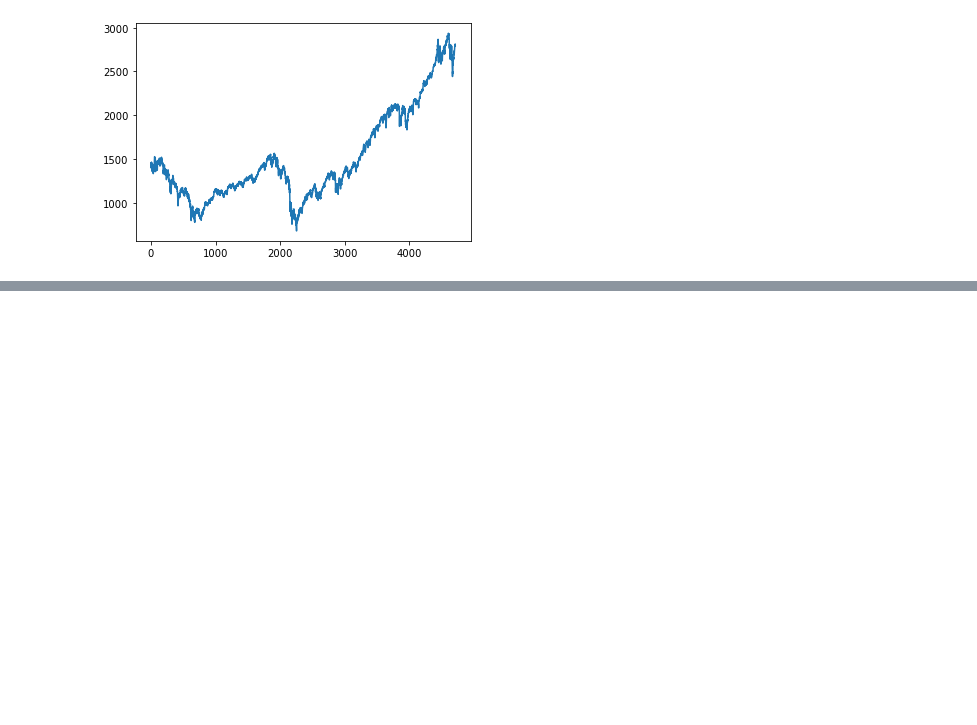
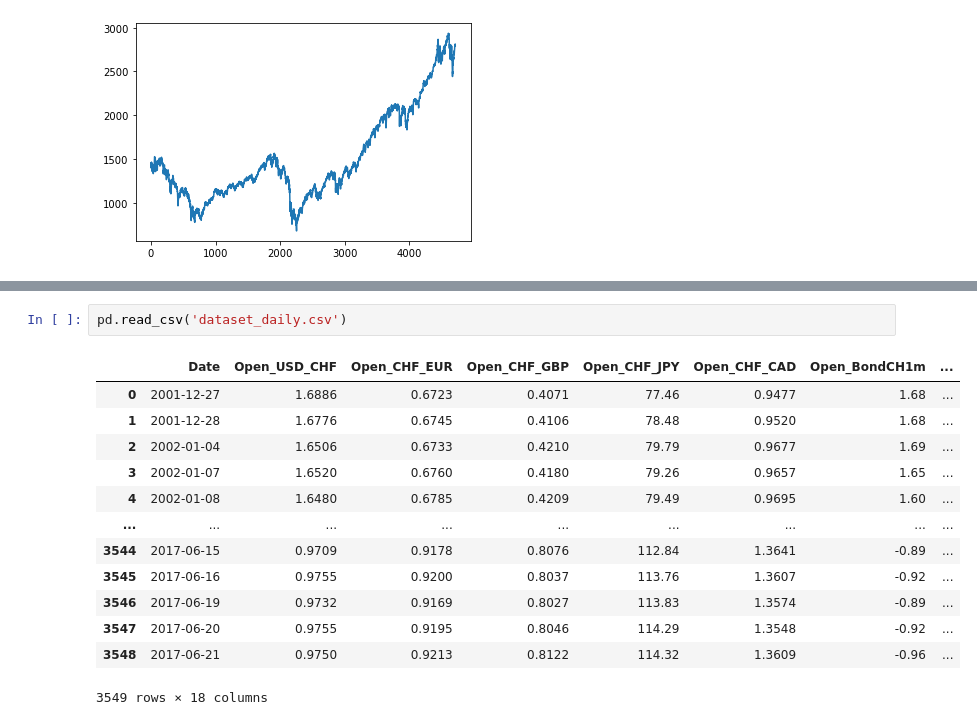
Before and after one commit to CS-433/ml-project-2-marmlla_2, a Jupyter notebook: Data/data_daily/gen_dataset_daily.ipynb, the cells around one changed output, grey strips where cells are left out. Drawn from its saved outputs; the diff is of its cells as text; blank space fills up the shorter version.

```diff
--- a/Data/data_daily/gen_dataset_daily.ipynb
+++ b/Data/data_daily/gen_dataset_daily.ipynb
@@ -137,0 +148,16 @@ buff['Open_SP500'].plot()
+# %%
+pd.read_csv('dataset_daily.csv')
+# %% [output]
+|  | Date | Open_USD_CHF | Open_CHF_EUR | Open_CHF_GBP | Open_CHF_JPY | Open_CHF_CAD | Open_BondCH1m | ... |
+| 0 | 2001-12-27 | 1.6886 | 0.6723 | 0.4071 | 77.46 | 0.9477 | 1.68 | ... |
+| 1 | 2001-12-28 | 1.6776 | 0.6745 | 0.4106 | 78.48 | 0.9520 | 1.68 | ... |
+| 2 | 2002-01-04 | 1.6506 | 0.6733 | 0.4210 | 79.79 | 0.9677 | 1.69 | ... |
+| 3 | 2002-01-07 | 1.6520 | 0.6760 | 0.4180 | 79.26 | 0.9657 | 1.65 | ... |
+| 4 | 2002-01-08 | 1.6480 | 0.6785 | 0.4209 | 79.49 | 0.9695 | 1.60 | ... |
+| ... | ... | ... | ... | ... | ... | ... | ... | ... |
+| 3544 | 2017-06-15 | 0.9709 | 0.9178 | 0.8076 | 112.84 | 1.3641 | -0.89 | ... |
+| 3545 | 2017-06-16 | 0.9755 | 0.9200 | 0.8037 | 113.76 | 1.3607 | -0.92 | ... |
+| 3546 | 2017-06-19 | 0.9732 | 0.9169 | 0.8027 | 113.83 | 1.3574 | -0.89 | ... |
+| 3547 | 2017-06-20 | 0.9755 | 0.9195 | 0.8046 | 114.29 | 1.3548 | -0.92 | ... |
+| 3548 | 2017-06-21 | 0.9750 | 0.9213 | 0.8122 | 114.32 | 1.3609 | -0.96 | ... |
+3549 rows × 18 columns
```
Also changed, not shown: parts of 8 cells of this notebook, 18 other files.
